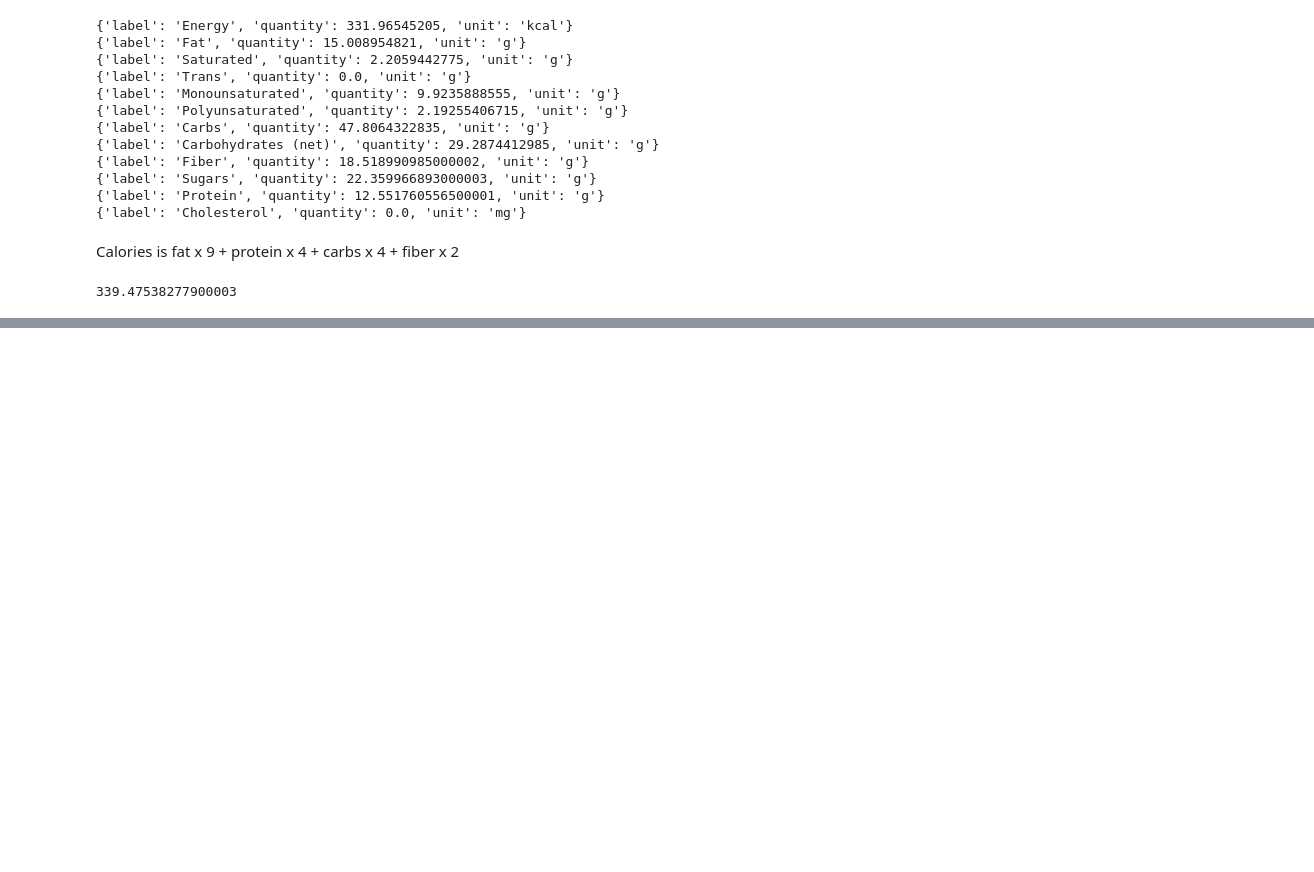
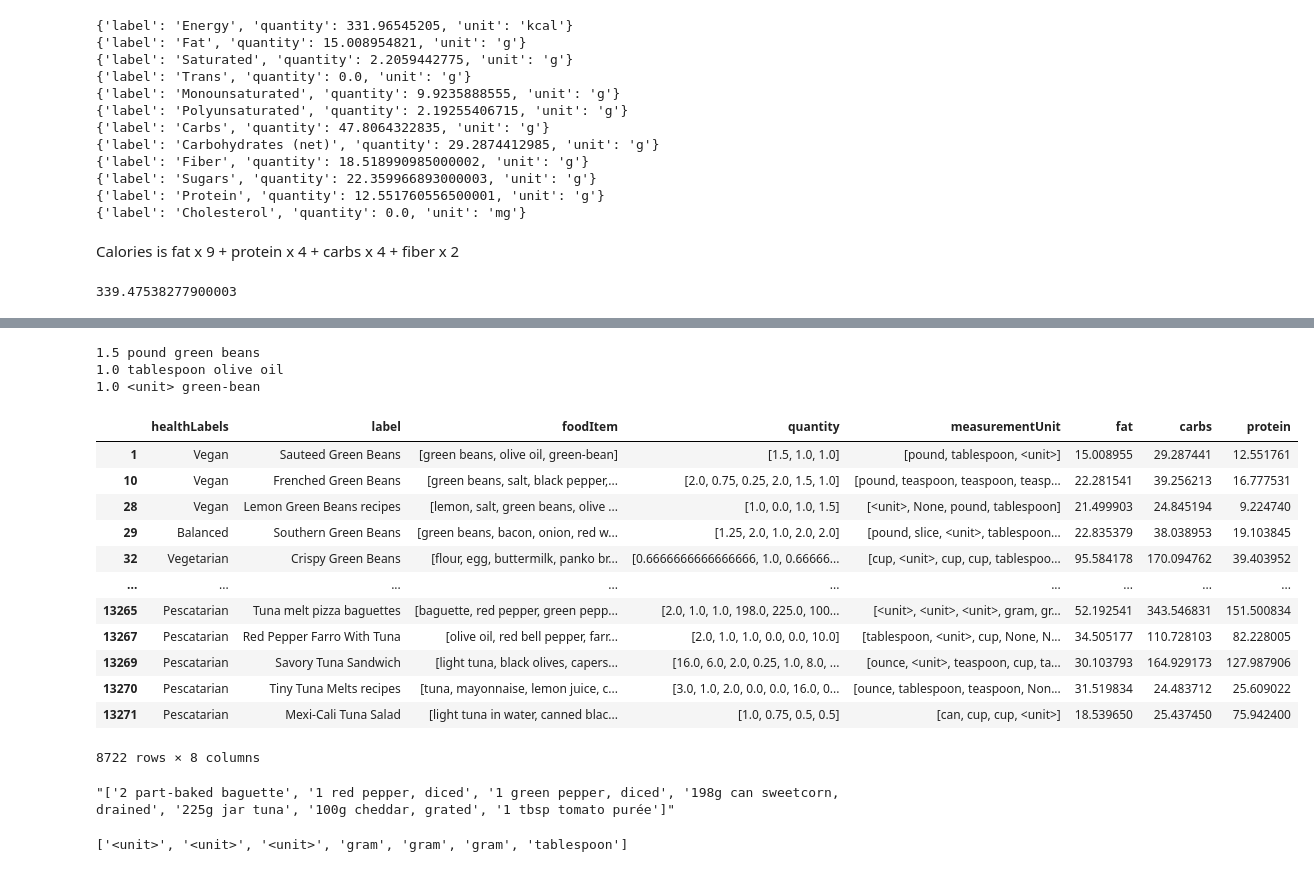
Before and after one commit to RavinderRai/iifymate, a Jupyter notebook: notebooks/Multi-Output-Model.ipynb, the cells around one changed output, grey strips where cells are left out. Saved outputs shown, nothing was run; the diff lists cells and outputs as text; code cells hidden in the pictures; blank space fills up the shorter version.

```diff
--- a/notebooks/Multi-Output-Model.ipynb
+++ b/notebooks/Multi-Output-Model.ipynb
@@ -188,0 +177,5 @@ Name: totalNutrients, Length: 13272, dtype: object
+# %%
+macros_df = pd.DataFrame(list(nutrients.apply(lambda row: get_macros(row))))
+
+#macros_df['calories'] = 9*macros_df['fat'] + 4*macros_df['protein'] + 4*macros_df['carbs']
+macros_df.head(3)
@@ -189,6 +187,5 @@ Name: totalNutrients, Length: 13272, dtype: object
 # %%
-recipe_name = df['label']
-#calories = df[]
+recipe_name = df['label'].rename('recipeName')
 
-relevant_cols_df = pd.concat([priority_health_labels, recipe_name, food_ingredients, quantity_ingredients, measure_ingredients], axis=1)
+relevant_cols_df = pd.concat([priority_health_labels, recipe_name, food_ingredients, quantity_ingredients, measure_ingredients, macros_df], axis=1)
 relevant_cols_df.head()
@@ -194,0 +199,47 @@ relevant_cols_df.head()
+# %%
+ex_row = relevant_cols_df.iloc[1]
+
+for i in range(len(ex_row['foodItem'])):
+    quantity = ex_row['quantity'][i]
+    unit = ex_row['measurementUnit'][i]
+    food = ex_row['foodItem'][i]
+
+    if quantity > 0:
+        print(quantity, unit, food)
+    else:
+        print(food)
+# %% [output]
+1.5 pound green beans
+1.0 tablespoon olive oil
+1.0 <unit> green-bean
+# %%
+idxs = []
+for i, units in enumerate(relevant_cols_df['measurementUnit']):
+    for u in units:
+        if u == '<unit>':
+            idxs.append(i)
+            break
+# %%
+relevant_cols_df.iloc[idxs,:]
+# %% [output]
+|  | healthLabels | label | foodItem | quantity | measurementUnit | fat | carbs | protein |
+| 1 | Vegan | Sauteed Green Beans | [green beans, olive oil, green-bean] | [1.5, 1.0, 1.0] | [pound, tablespoon, <unit>] | 15.008955 | 29.287441 | 12.551761 |
+| 10 | Vegan | Frenched Green Beans | [green beans, salt, black pepper,... | [2.0, 0.75, 0.25, 2.0, 1.5, 1.0] | [pound, teaspoon, teaspoon, teasp... | 22.281541 | 39.256213 | 16.777531 |
+| 28 | Vegan | Lemon Green Beans recipes | [lemon, salt, green beans, olive ... | [1.0, 0.0, 1.0, 1.5] | [<unit>, None, pound, tablespoon] | 21.499903 | 24.845194 | 9.224740 |
+| 29 | Balanced | Southern Green Beans | [green beans, bacon, onion, red w... | [1.25, 2.0, 1.0, 2.0, 2.0] | [pound, slice, <unit>, tablespoon... | 22.835379 | 38.038953 | 19.103845 |
+| 32 | Vegetarian | Crispy Green Beans | [flour, egg, buttermilk, panko br... | [0.6666666666666666, 1.0, 0.66666... | [cup, <unit>, cup, cup, tablespoo... | 95.584178 | 170.094762 | 39.403952 |
+| ... | ... | ... | ... | ... | ... | ... | ... | ... |
+| 13265 | Pescatarian | Tuna melt pizza baguettes | [baguette, red pepper, green pepp... | [2.0, 1.0, 1.0, 198.0, 225.0, 100... | [<unit>, <unit>, <unit>, gram, gr... | 52.192541 | 343.546831 | 151.500834 |
+| 13267 | Pescatarian | Red Pepper Farro With Tuna | [olive oil, red bell pepper, farr... | [2.0, 1.0, 1.0, 0.0, 0.0, 10.0] | [tablespoon, <unit>, cup, None, N... | 34.505177 | 110.728103 | 82.228005 |
+| 13269 | Pescatarian | Savory Tuna Sandwich | [light tuna, black olives, capers... | [16.0, 6.0, 2.0, 0.25, 1.0, 8.0, ... | [ounce, <unit>, teaspoon, cup, ta... | 30.103793 | 164.929173 | 127.987906 |
+| 13270 | Pescatarian | Tiny Tuna Melts recipes | [tuna, mayonnaise, lemon juice, c... | [3.0, 1.0, 2.0, 0.0, 0.0, 16.0, 0... | [ounce, tablespoon, teaspoon, Non... | 31.519834 | 24.483712 | 25.609022 |
+| 13271 | Pescatarian | Mexi-Cali Tuna Salad | [light tuna in water, canned blac... | [1.0, 0.75, 0.5, 0.5] | [can, cup, cup, <unit>] | 18.539650 | 25.437450 | 75.942400 |
+8722 rows × 8 columns
+# %%
+df['ingredientLines'][13265]
+# %% [output]
+"['2 part-baked baguette', '1 red pepper, diced', '1 green pepper, diced', '198g can sweetcorn, drained', '225g jar tuna', '100g cheddar, grated', '1 tbsp tomato purée']"
+# %%
+relevant_cols_df.iloc[13265]['measurementUnit']
+# %% [output]
+['<unit>', '<unit>', '<unit>', 'gram', 'gram', 'gram', 'tablespoon']
```
Also changed, not shown: parts of 21 cells of this notebook.
